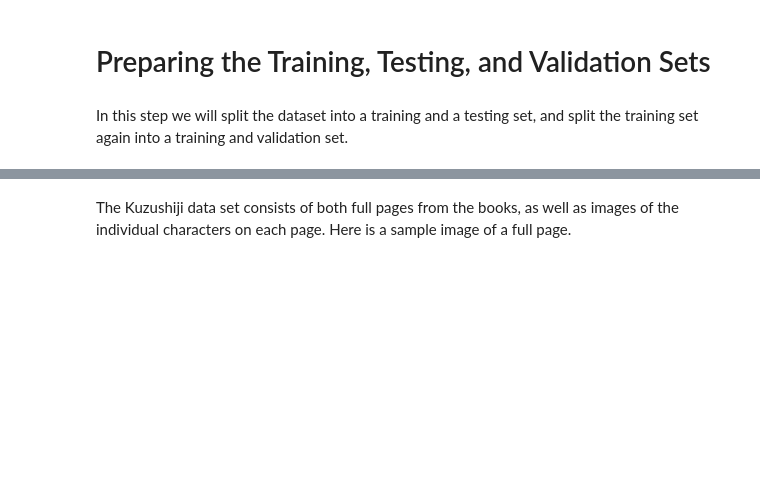
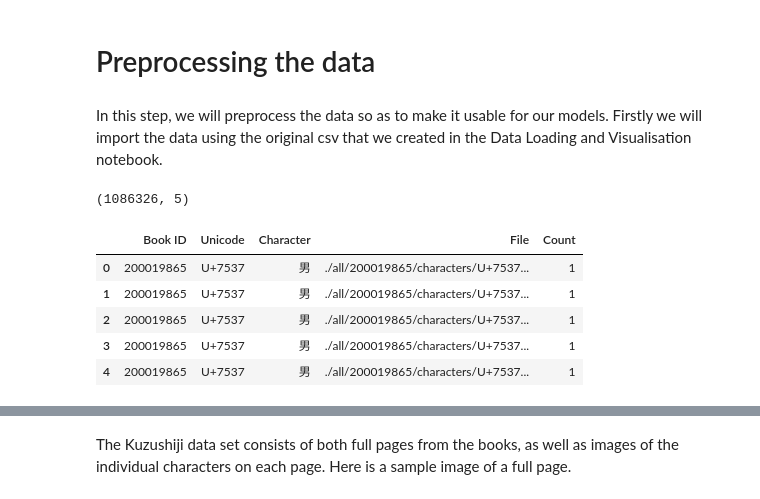
Before and after one commit to Sachdw/Kanji-recognition, a Jupyter notebook: Image processing and model building.ipynb, the cells around one changed output, grey strips where cells are left out. Drawn from its saved outputs; the diff is of its cells as text; code cells hidden in the pictures; blank space fills up the shorter version.

```diff
--- a/Image processing and model building.ipynb
+++ b/Image processing and model building.ipynb
@@ -32,7 +33,20 @@ from sklearn.model_selection import train_test_split
 
 #Seperate file containing custom functions
 from my_functions import *
-# %% [markdown]
-# Preparing the Training, Testing, and Validation Sets
-# %% [markdown]
-In this step we will split the dataset into a training and a testing set, and split the training set again into a training and validation set.
+# %% [markdown]
+# Preprocessing the data
+# %% [markdown]
+In this step, we will preprocess the data so as to make it usable for our models. Firstly we will import the data using the original csv that we created in the Data Loading and Visualisation notebook.
+# %%
+#Import the data
+my_data = pd.read_csv('kuzushiji_raw.csv')
+print(my_data.shape)
+my_data.head()
+# %% [output]
+(1086326, 5)
+|  | Book ID | Unicode | Character | File | Count |
+| 0 | 200019865 | U+7537 | 男 | ./all/200019865/characters/U+7537... | 1 |
+| 1 | 200019865 | U+7537 | 男 | ./all/200019865/characters/U+7537... | 1 |
+| 2 | 200019865 | U+7537 | 男 | ./all/200019865/characters/U+7537... | 1 |
+| 3 | 200019865 | U+7537 | 男 | ./all/200019865/characters/U+7537... | 1 |
+| 4 | 200019865 | U+7537 | 男 | ./all/200019865/characters/U+7537... | 1 |
```
Also changed, not shown: parts of 30 cells of this notebook, 2 other files.
